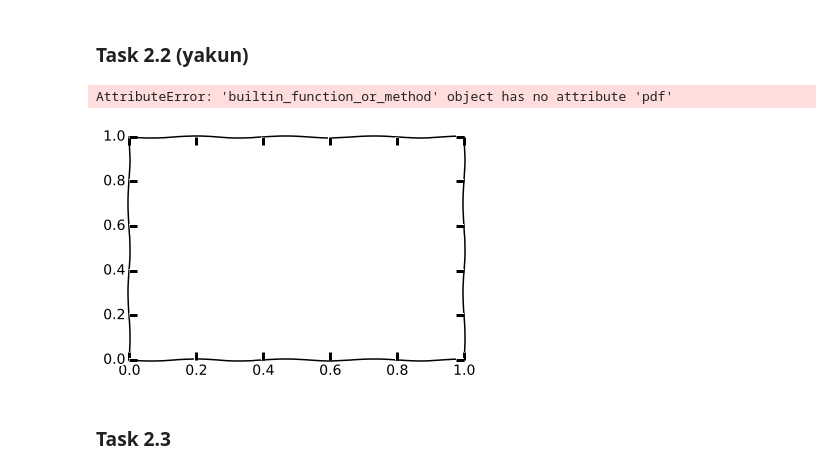
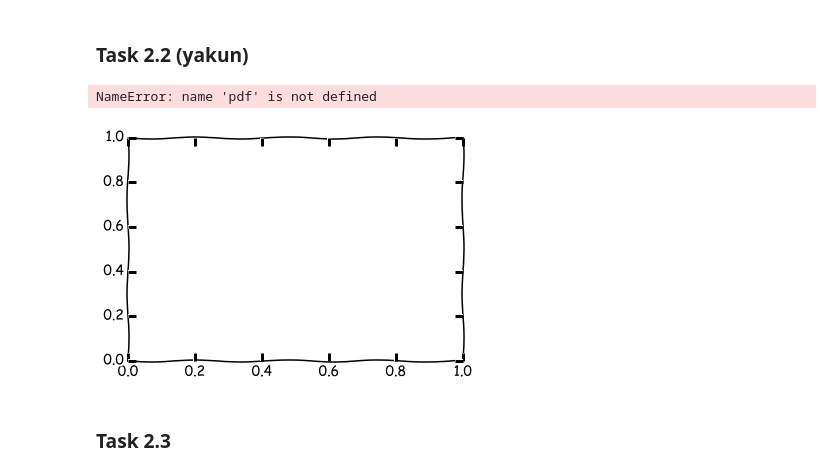
Before and after one commit to liyakun/Pattern-Recognition, a Jupyter notebook: SecondProject/src2.ipynb, the cells around one changed output. Saved outputs shown, nothing was run; the diff lists cells and outputs as text; code cells hidden in the pictures.

```diff
--- a/SecondProject/src2.ipynb
+++ b/SecondProject/src2.ipynb
@@ -79,25 +77,25 @@ legend = ax2.legend(loc='lower right')
 # %%
 h_mean, h_std, h_var = np.mean(hs), np.std(hs), np.var(hs)
 w_mean, w_std, w_var = np.mean(ws), np.std(ws), np.var(ws)
 correlation_h_w = np.linalg.det(np.cov(hs, ws) / (h_std * w_std))
 
 joint_mean = np.array([h_mean, w_mean])
 joint_cov = np.mat([[h_var, correlation_h_w * h_std * w_std], [correlation_h_w * h_std * w_std, w_var]])
 x, y = np.mgrid[155:195:0.5, 40:110:0.5]
 fig2 = plt.figure()
 ax2 = fig2.add_subplot(111)
 pos = np.empty(x.shape + (2,))
 pos[:, :, 0] = x
 pos[:, :, 1] = y
-rv = multivariate_normal.pdf(pos, joint_mean, joint_cov)
+rv = pdf(pos, joint_mean, joint_cov)
 ax2.contour(x, y, rv)
 X = np.vstack((hs, ws))
 ax2.plot(X[0, :], X[1, :], 'ro', label='data')
 leg = ax2.legend(loc='upper left', shadow=True, fancybox=True, numpoints=1)
 leg.get_frame().set_alpha(0.5)
 # %% [output]
-AttributeError: 'builtin_function_or_method' object has no attribute 'pdf'
+NameError: name 'pdf' is not defined
-[figure, old version]
+[figure, new version]
 # %% [markdown]
 ### Task 2.3
 # %%
```
Also changed, not shown: parts of 4 cells of this notebook, 1 other file.
